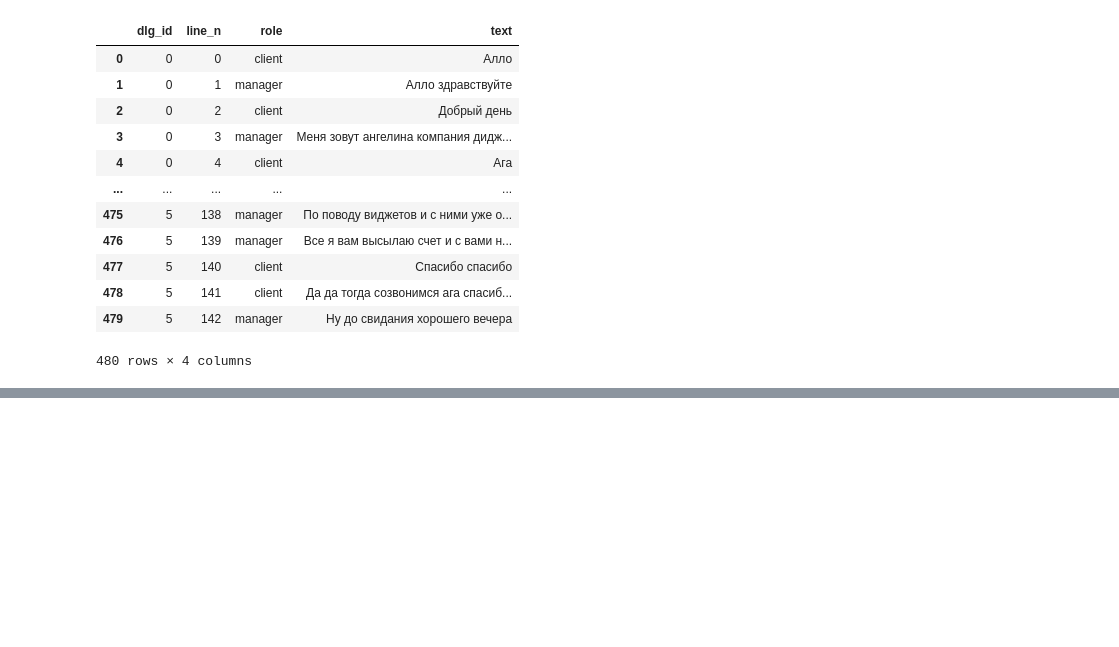
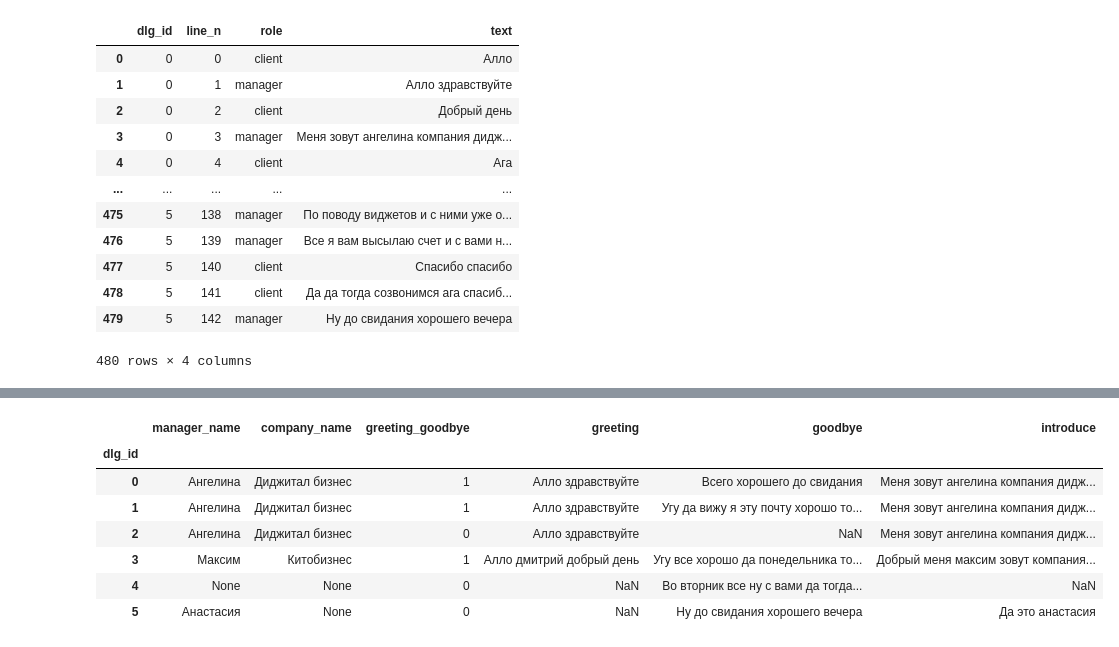
Before and after one commit to Mike-Wazowsk1/dialogo_parser, a Jupyter notebook: Parsers_info.ipynb, the cells around one changed output, grey strips where cells are left out. Cells and saved outputs as stored; diff of their text form; code cells hidden in the pictures; blank space fills up the shorter version.

```diff
--- a/Parsers_info.ipynb
+++ b/Parsers_info.ipynb
@@ -299 +332,12 @@ s
+# %%
+o
+# %% [output]
+|  | manager_name | company_name | greeting_goodbye | greeting | goodbye | introduce |
+| dlg_id |  |  |  |  |  |  |
+| 0 | Ангелина | Диджитал бизнес | 1 | Алло здравствуйте | Всего хорошего до свидания | Меня зовут ангелина компания дидж... |
+| 1 | Ангелина | Диджитал бизнес | 1 | Алло здравствуйте | Угу да вижу я эту почту хорошо то... | Меня зовут ангелина компания дидж... |
+| 2 | Ангелина | Диджитал бизнес | 0 | Алло здравствуйте | NaN | Меня зовут ангелина компания дидж... |
+| 3 | Максим | Китобизнес | 1 | Алло дмитрий добрый день | Угу все хорошо да понедельника то... | Добрый меня максим зовут компания... |
+| 4 | None | None | 0 | NaN | Во вторник все ну с вами да тогда... | NaN |
+| 5 | Анастасия | None | 0 | NaN | Ну до свидания хорошего вечера | Да это анастасия |
 # %%
```
Also changed, not shown: parts of 30 cells of this notebook, 4 other files.
